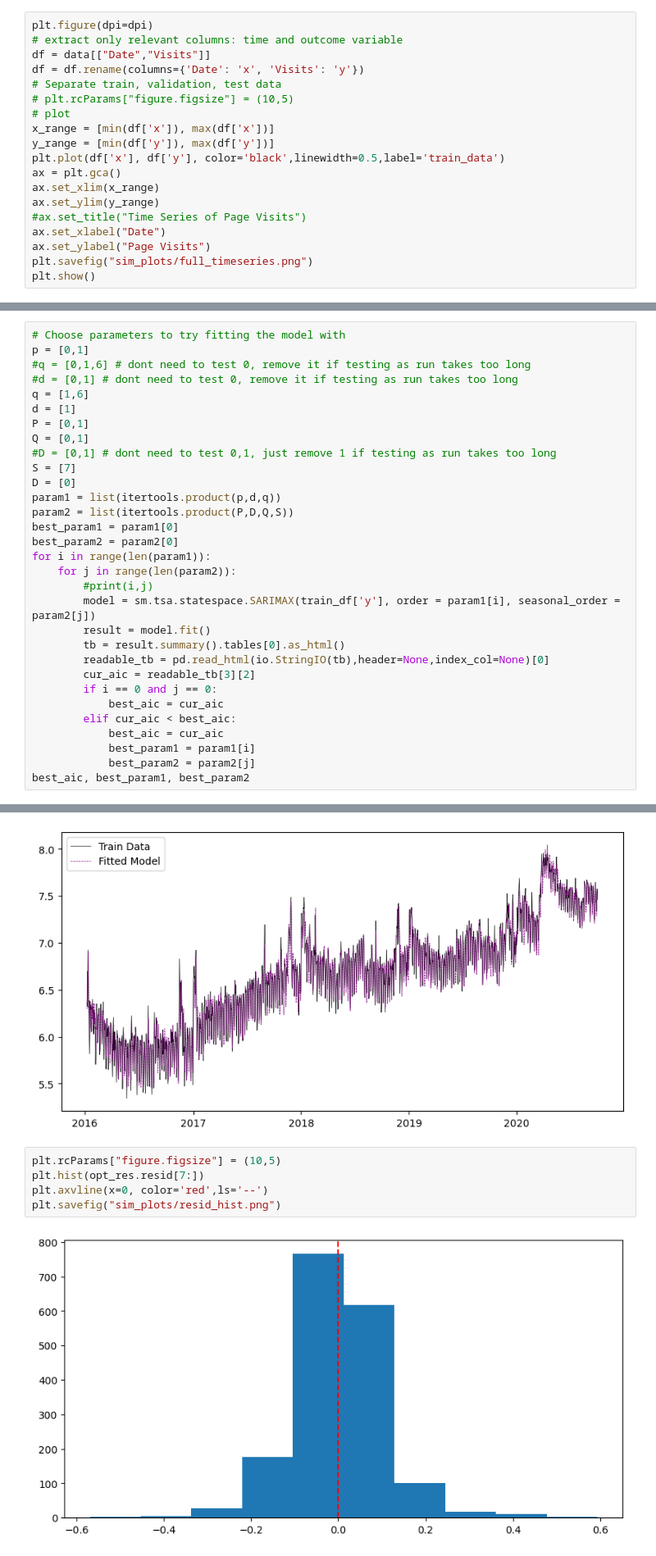
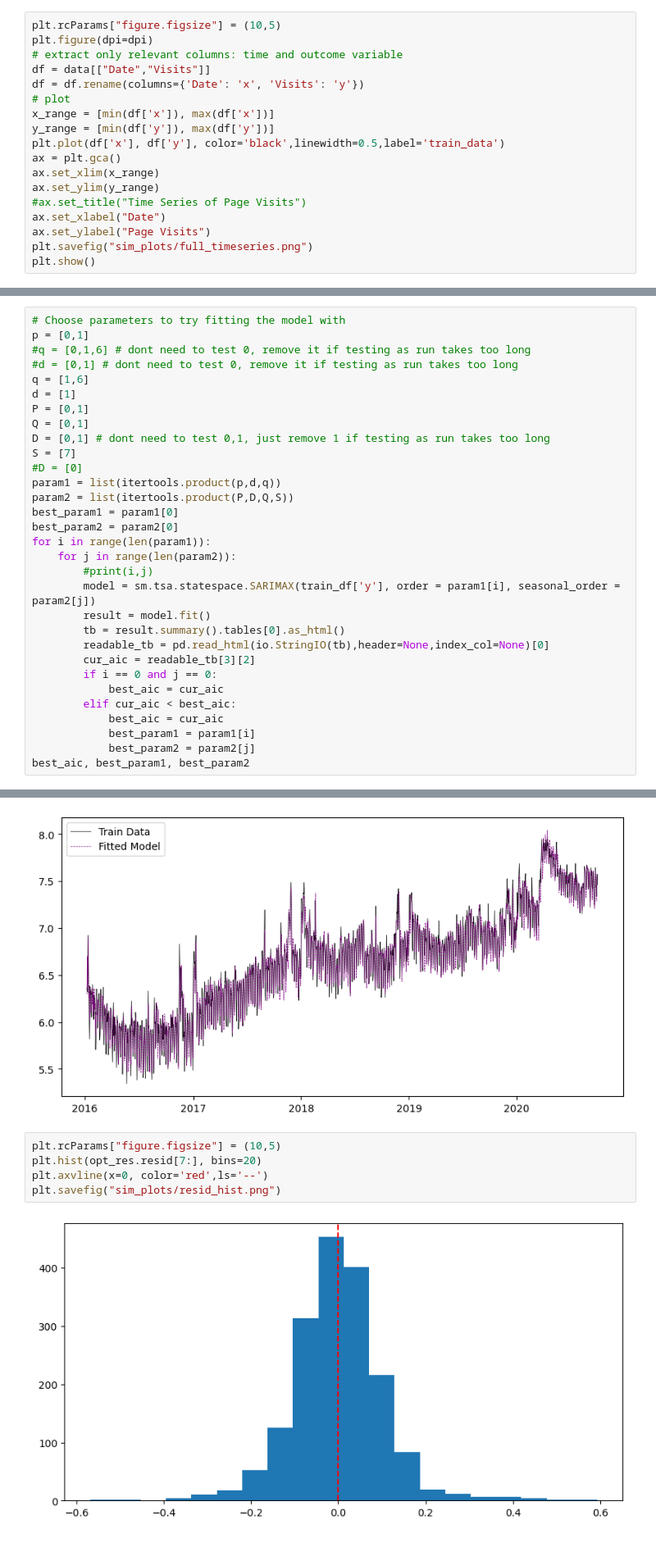
Before and after one commit to kshim99/Two-Stage-Framework-for-Variance-Reduction, a Jupyter notebook: Thesis Pageview Example.ipynb, the cells around one changed output, grey strips where cells are left out. Shown at 82% size. Saved outputs shown, nothing was run; the diff lists cells and outputs as text.

```diff
--- a/Thesis Pageview Example.ipynb
+++ b/Thesis Pageview Example.ipynb
@@ -34,12 +34,11 @@ data.shape
 # reformat the date and turn into datetime obj
 data["Date"] = pd.to_datetime(data["Date"], format='mixed')
 # %%
+plt.rcParams["figure.figsize"] = (10,5)
 plt.figure(dpi=dpi)
 # extract only relevant columns: time and outcome variable
 df = data[["Date","Visits"]]
 df = df.rename(columns={'Date': 'x', 'Visits': 'y'})
-# Separate train, validation, test data
-# plt.rcParams["figure.figsize"] = (10,5)
 # plot
 x_range = [min(df['x']), max(df['x'])]
 y_range = [min(df['y']), max(df['y'])]
@@ -134,9 +133,9 @@ q = [1,6]
 d = [1]
 P = [0,1]
 Q = [0,1]
-#D = [0,1] # dont need to test 0,1, just remove 1 if testing as run takes too long
+D = [0,1] # dont need to test 0,1, just remove 1 if testing as run takes too long
 S = [7]
-D = [0]
+#D = [0]
 param1 = list(itertools.product(p,d,q))
 param2 = list(itertools.product(P,D,Q,S))
 best_param1 = param1[0]
@@ -179,11 +178,11 @@ plt.savefig("sim_plots/fitted_values.png")
 [figure]
 # %%
 plt.rcParams["figure.figsize"] = (10,5)
-plt.hist(opt_res.resid[7:])
+plt.hist(opt_res.resid[7:], bins=20)
 plt.axvline(x=0, color='red',ls='--')
 plt.savefig("sim_plots/resid_hist.png")
 # %% [output]
-[figure, old version]
+[figure, new version]
 # %%
 plt.plot(train_df['x'][7:], opt_res.resid[7:], label='residuals')
 plt.axhline(y=0, color='red', ls='--')
```
Also changed, not shown: parts of 1 cell of this notebook.
